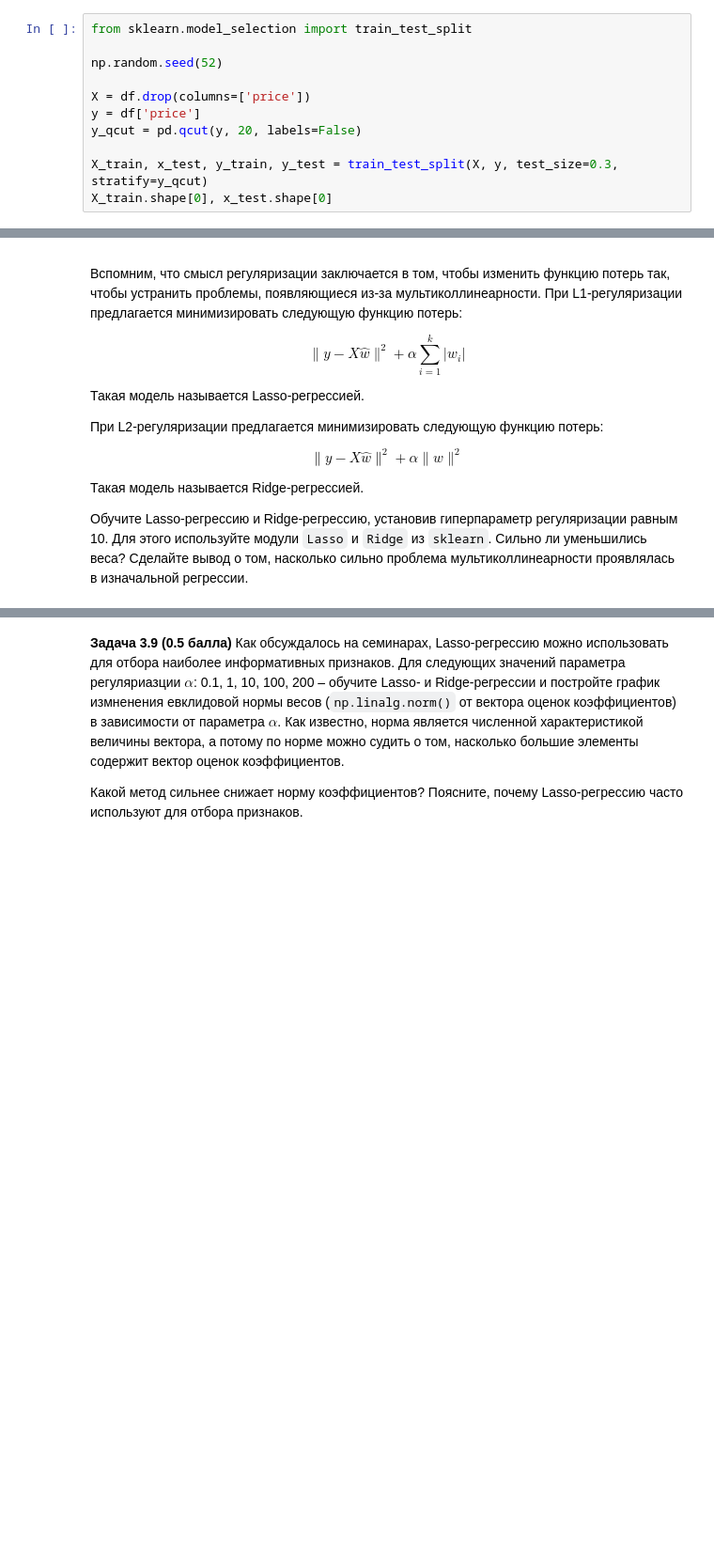
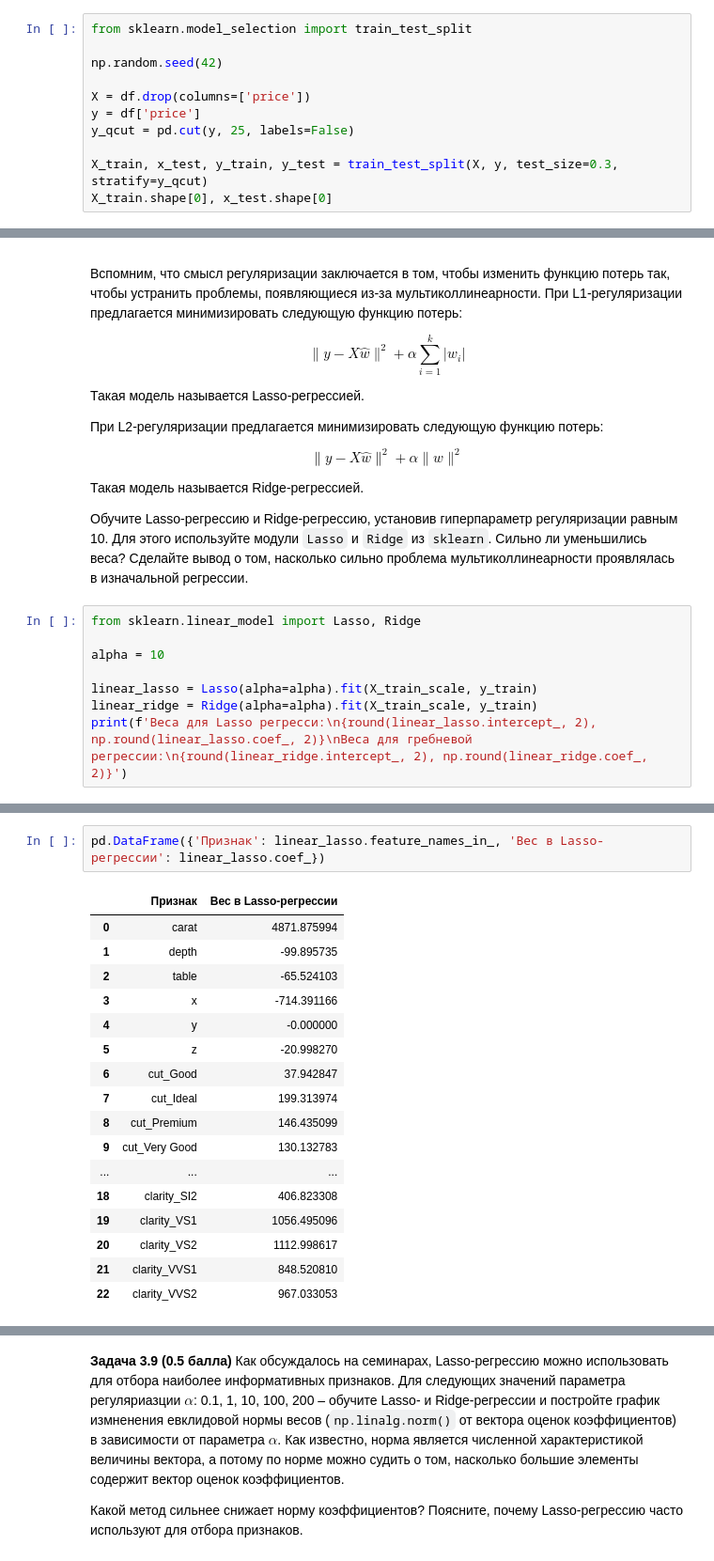
Before and after one commit to PypsenishAL/Introduction-to-Machine-learning-and-Statistics, a Jupyter notebook: DS/hw04_knn_linreg.ipynb, the cells around one changed output, grey strips where cells are left out. Shown at 94% size. Drawn from its saved outputs; the diff is of its cells as text; blank space fills up the shorter version.

Commit message:
70% done HW4 IAD linear_regression

```diff
--- a/DS/hw04_knn_linreg.ipynb
+++ b/DS/hw04_knn_linreg.ipynb
@@ -371,11 +420,11 @@ plt.show()
 # %%
 from sklearn.model_selection import train_test_split
 
-np.random.seed(52)
+np.random.seed(42)
 
 X = df.drop(columns=['price'])
 y = df['price']
-y_qcut = pd.qcut(y, 20, labels=False)
+y_qcut = pd.cut(y, 25, labels=False)
 
 X_train, x_test, y_train, y_test = train_test_split(X, y, test_size=0.3, stratify=y_qcut)
 X_train.shape[0], x_test.shape[0]
@@ -441,3 +499,11 @@ $$
 Такая модель называется Ridge-регрессией.
 
 Обучите Lasso-регрессию и Ridge-регрессию, установив гиперпараметр регуляризации равным 10. Для этого используйте модули `Lasso` и `Ridge` из `sklearn`. Сильно ли уменьшились веса? Сделайте вывод о том, насколько сильно проблема мультиколлинеарности проявлялась в изначальной регрессии.
+# %%
+from sklearn.linear_model import Lasso, Ridge
+
+alpha = 10
+
+linear_lasso = Lasso(alpha=alpha).fit(X_train_scale, y_train)
+linear_ridge = Ridge(alpha=alpha).fit(X_train_scale, y_train)
+print(f'Веса для Lasso регресси:\n{round(linear_lasso.intercept_, 2), np.round(linear_lasso.coef_, 2)}\nВеса для гребневой регрессии:\n{round(linear_ridge.intercept_, 2), np.round(linear_ridge.coef_, 2)}')
@@ -443,0 +521,20 @@ $$
+# %%
+pd.DataFrame({'Признак': linear_lasso.feature_names_in_, 'Вес в Lasso-регрессии': linear_lasso.coef_})
+# %% [output]
+|  | Признак | Вес в Lasso-регрессии |
+| 0 | carat | 4871.875994 |
+| 1 | depth | -99.895735 |
+| 2 | table | -65.524103 |
+| 3 | x | -714.391166 |
+| 4 | y | -0.000000 |
+| 5 | z | -20.998270 |
+| 6 | cut_Good | 37.942847 |
+| 7 | cut_Ideal | 199.313974 |
+| 8 | cut_Premium | 146.435099 |
+| 9 | cut_Very Good | 130.132783 |
+| ... | ... | ... |
+| 18 | clarity_SI2 | 406.823308 |
+| 19 | clarity_VS1 | 1056.495096 |
+| 20 | clarity_VS2 | 1112.998617 |
+| 21 | clarity_VVS1 | 848.520810 |
+| 22 | clarity_VVS2 | 967.033053 |
```
Also changed, not shown: parts of 17 cells of this notebook.
